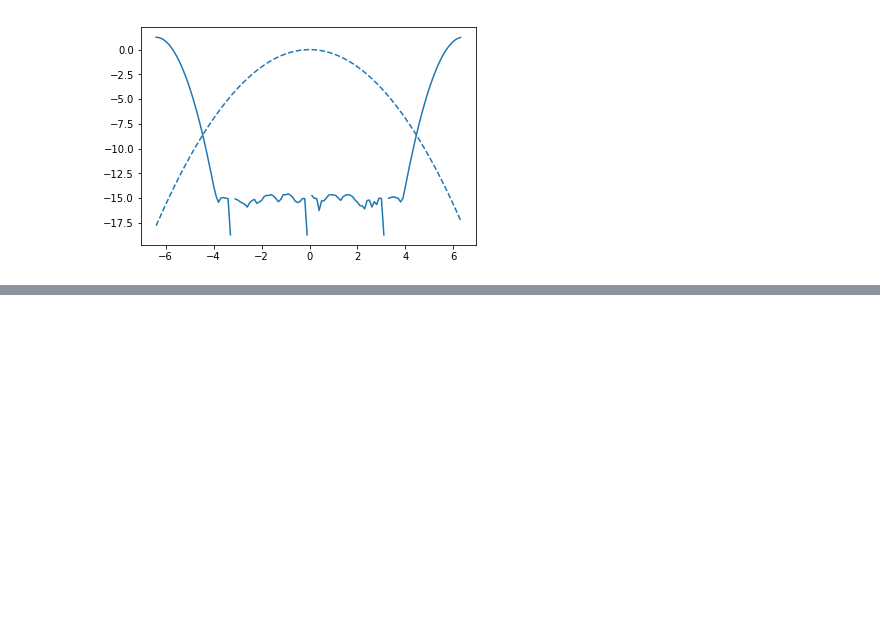
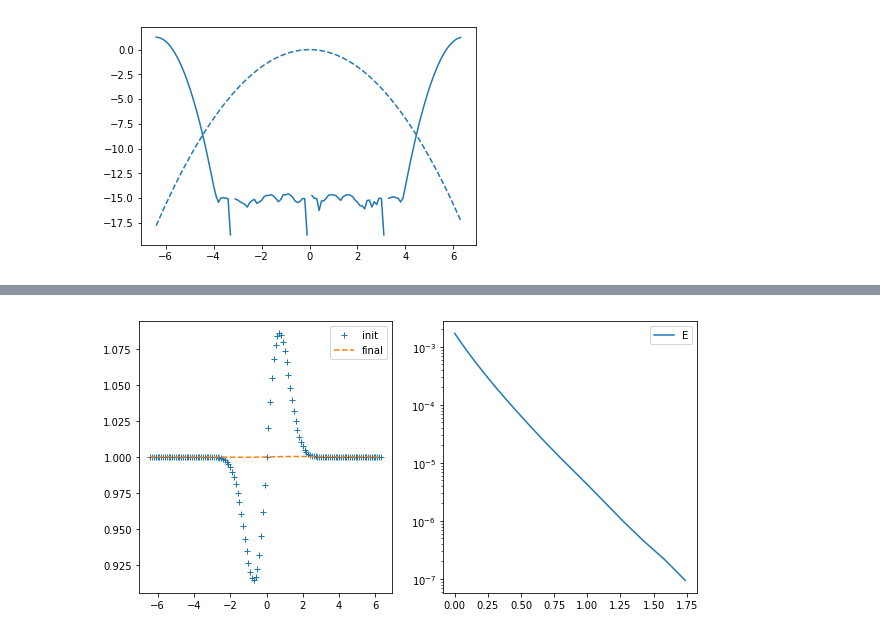
Before and after one commit to Chunde/QuantumFermionicTheory, a Jupyter notebook: mmf-hfb/Docs/QuantumFrictionDataSheet.ipynb, the cells around one changed output, grey strips where cells are left out. Drawn from its saved outputs; the diff is of its cells as text; code cells hidden in the pictures; blank space fills up the shorter version.

Commit message:
WIP, BUG, DOC: Fixed bugs in BCS cooling code and tested ABM solver. Started to generate data.

```diff
--- a/mmf-hfb/Docs/QuantumFrictionDataSheet.ipynb
+++ b/mmf-hfb/Docs/QuantumFrictionDataSheet.ipynb
@@ -96,0 +99,40 @@ Wall time: 15.3 s
+# %%
+def test_imaginary_cooling(plot_dE=True,  use_ABM=False, T=0.5, **args):
+    args.update(beta_0=-1j, g=1)
+    b = BCSCooling(**args)
+    solver = ABMEvolverAdapter if use_ABM else None
+    h0 = HarmonicOscillator(w=1)
+    h = HarmonicOscillator()
+    da, db=b.divs
+    x = b.xyz[0]
+    V = 0 # x**2/2
+    psi_0 = np.sqrt(1.0 + 0.2*x*np.exp(-x**2))
+    plt.figure(figsize=(10,5))
+    plt.subplot(1,2,1)
+
+    ts, psiss = b.solve([psi_0], T=T, rtol=1e-5, atol=1e-6, V=V,solver=solver, method='BDF')
+    psi0 = psiss[0][-1]
+    N0 = psi0.conj().dot(psi0)
+    Ns = [_psi.conj().dot(_psi) for _psi in psiss[0]]
+    E0, _ = b.get_E_Ns([psi0], V=V)
+    Es = [b.get_E_Ns([_psi], V=V)[0] for _psi in psiss[0]]
+    dE_dt= [-1*b.get_dE_dt([_psi], V=V) for _psi in psiss[0]]
+    plt.plot(x, Prob(psiss[0][0]), "+", label='init')
+    plt.plot(x, Prob(psiss[0][-1]), '--',label="final")
+   # plt.plot(x, Prob(psi0), label='Ground')
+    plt.legend()
+    plt.subplot(1,2,2)
+    plt.semilogy(ts[0][:-2], (Es[:-2] - E0)/abs(E0), label="E")
+    if plot_dE:
+        plt.plot(ts[0][:-2], dE_dt[:-2], label='-dE/dt')
+        plt.axhline(0, linestyle='dashed')
+    plt.legend()
+    plt.axhline(0, linestyle='dashed')
+    plt.show()
+    return psiss[0][-1]
+# %%
+%%time
+args = dict(N=128, dx=0.1,beta0=-1j, beta_K=0, beta_V=0, beta_D=0, beta_Y=0, T=2, divs=(1, 1), use_ABM=False, check_dE=False)
+psi = test_imaginary_cooling(plot_dE=False, **args)
+# %% [output]
+[figure, added]
```
Also changed, not shown: parts of 5 cells of this notebook, 2 other files.
